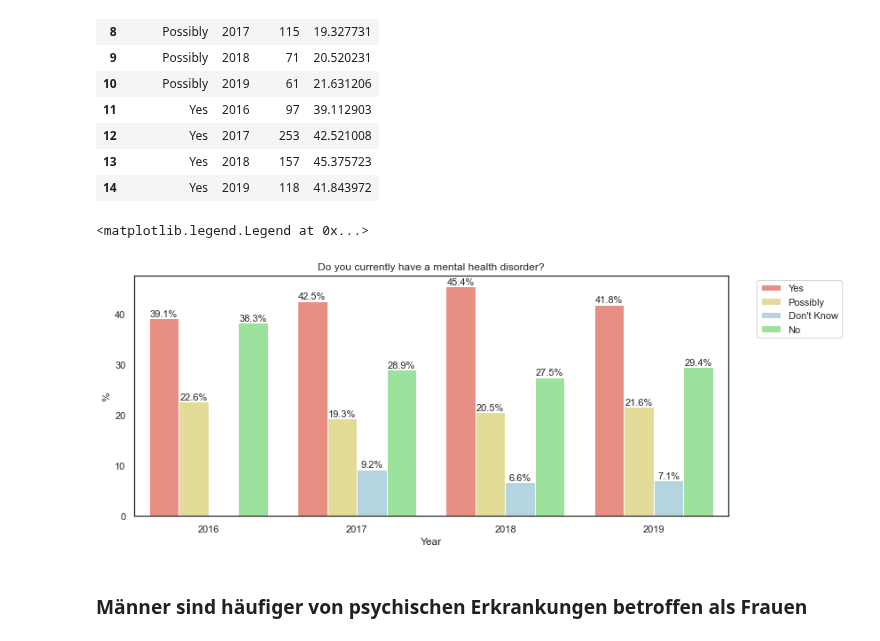
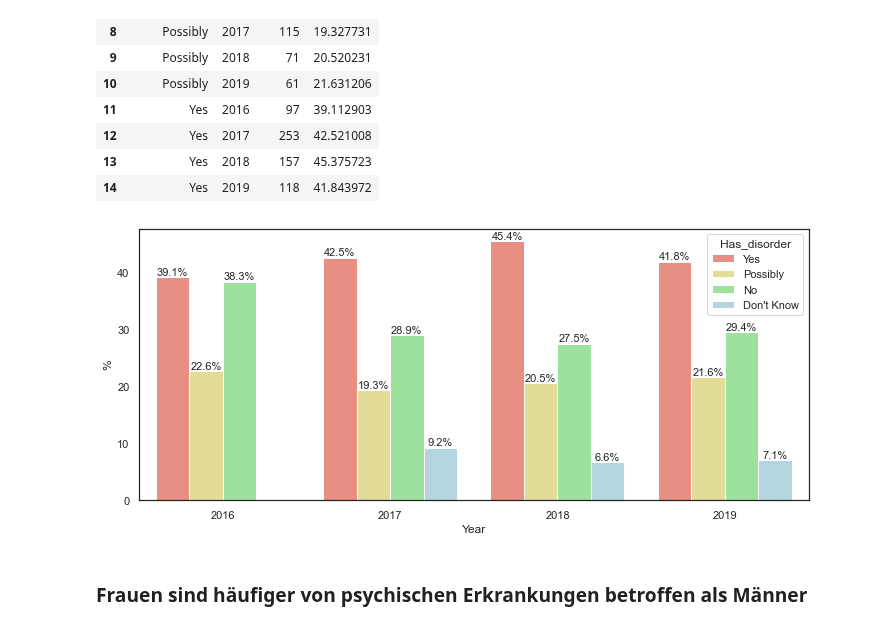
Before and after one commit to Selorikas/mental-health, a Jupyter notebook: mental-health.ipynb, the cells around one changed output. Drawn from its saved outputs; the diff is of its cells as text; code cells hidden in the pictures.

```diff
--- a/mental-health.ipynb
+++ b/mental-health.ipynb
@@ -189,8 +189,8 @@ q2_by_gender_and_year
 | 11 | Other | 2019 | 16 | 5.776173 |
 # %%
 # Gender distribution, visualized
-gender_barplot = sns.barplot(x = 'Year', y = 'Count', hue = 'Gender', data = q2_by_gender_and_year, hue_order=['Male', 'Female', 'Other'])
-gender_barplot.set(title='What is your gender?')
+gender_barplot = sns.barplot(x = 'Year', y = 'Count', hue = 'Gender', data = q2_by_gender_and_year, \
+    hue_order=['Male', 'Female', 'Other'], palette=['lightblue', 'salmon', 'lightgreen'])
 
 # add labels to bars
 for container in gender_barplot.containers:
@@ -256,9 +249,9 @@ plt.show()
 q33['Has_disorder'] = np.where((q33.Has_disorder == 'Maybe'), 'Possibly', q33.Has_disorder)
 # %%
 # Group and count by Answer and Year
-q33_by_answer_and_year = q33.groupby(['Has_disorder', 'Year']).size().reset_index(name='Count')
-q33_by_answer_and_year['%'] = append_count_in_percent_by_group(q33_by_answer_and_year, 'Year')
-q33_by_answer_and_year
+has_disorder_by_year = q33.groupby(['Has_disorder', 'Year']).size().reset_index(name='Count')
+has_disorder_by_year['%'] = append_count_in_percent_by_group(has_disorder_by_year, 'Year')
+has_disorder_by_year
 # %% [output]
 |  | Has_disorder | Year | Count | % |
 | 0 | Don't Know | 2017 | 55 | 9.243697 |
@@ -279,17 +272,15 @@ q33_by_answer_and_year
 # %%
 # Currently affected by a mental disorder, visualized
 plt.subplots(figsize=(12, 5))
-has_disorder_barplot = sns.barplot(x = 'Year', y = '%', hue = 'Has_disorder', data = q33_by_answer_and_year, \
-    hue_order=['Yes', 'Possibly', 'Don\'t Know', 'No'], palette=['salmon', 'khaki', 'lightblue','lightgreen'])
-has_disorder_barplot.set(title='Do you currently have a mental health disorder?')
+has_disorder_barplot = sns.barplot(x = 'Year', y = '%', hue = 'Has_disorder', data = has_disorder_by_year, \
+    hue_order=['Yes', 'Possibly', 'No', 'Don\'t Know'], palette=['salmon', 'khaki', 'lightgreen','lightblue'])
 
-for container in has_disorder_barplot .containers:
+for container in has_disorder_barplot.containers:
     has_disorder_barplot.bar_label(container, fmt='%.1f%%', fontsize=11)
 
 # move hue box
-has_disorder_barplot.legend(bbox_to_anchor= (1.2,1))
+#has_disorder_barplot.legend(bbox_to_anchor= (1.2,1))
 # %% [output]
-<matplotlib.legend.Legend at 0x...>
-[figure, old version]
+[figure, new version]
 # %% [markdown]
-### Männer sind häufiger von psychischen Erkrankungen betroffen als Frauen
+### Frauen sind häufiger von psychischen Erkrankungen betroffen als Männer
```
Also changed, not shown: parts of 6 cells of this notebook.
